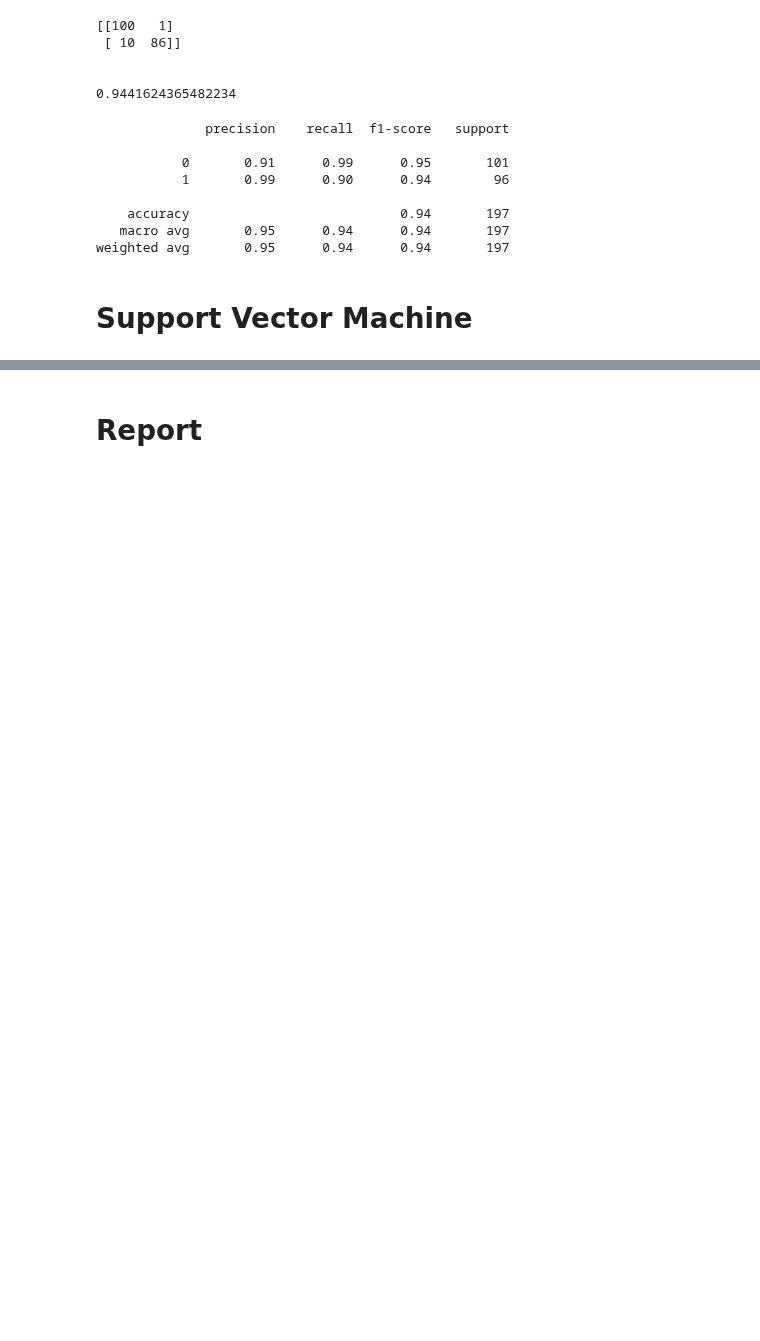
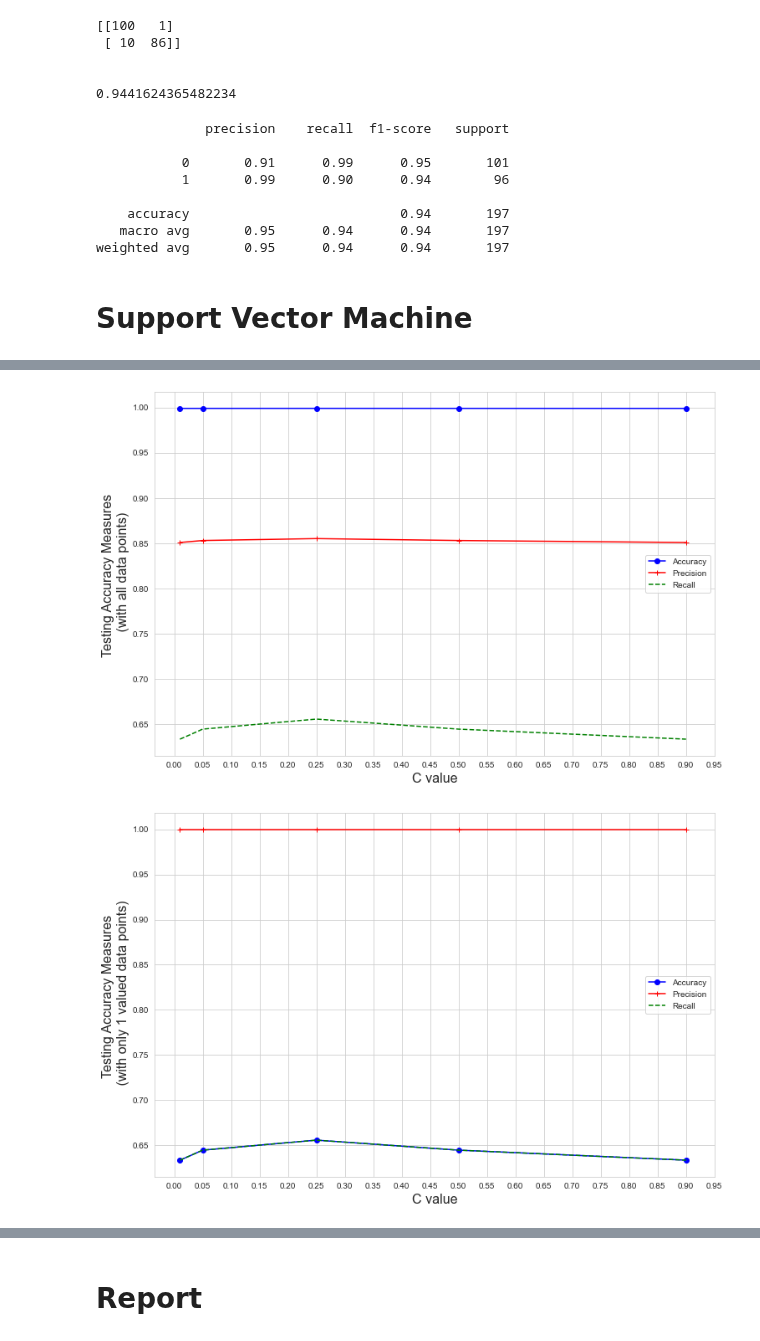
Before and after one commit to Raihana90/Credit-Card-Fraud-Detection, a Jupyter notebook: credit_card_Main.ipynb, the cells around one changed output, grey strips where cells are left out. Saved outputs shown, nothing was run; the diff lists cells and outputs as text; code cells hidden in the pictures; blank space fills up the shorter version.

```diff
--- a/credit_card_Main.ipynb
+++ b/credit_card_Main.ipynb
@@ -748,0 +987,71 @@ weighted avg       0.95      0.94      0.94       197
+# %%
+## Rename variables for easy reporting
+
+precision_score_SVM = prec[0,1]
+accuracy_score_SVM = acc[0,1]
+recall_score_SVM = recall[0,1]
+f1_score_SVM = f1[0,1]
+
+list_of_C = [0.01, 0.05, 0.25, 0.5, 0.9]
+
+
+## Plot the validation accuracy measures vs. C here (all data version)
+
+plt.figure(figsize=(12,8))
+
+plt.plot(list_of_C, (acc[0,:]),'b-o', label="Accuracy")
+plt.plot(list_of_C, (prec[0,:]),'r-+', label="Precision")
+plt.plot(list_of_C, (recall[0,:]),'g', label="Recall",linestyle='dashed')
+
+
+plt.xticks(np.arange(0,1,.05))
+
+plt.xlabel("C value", fontsize=16)
+plt.ylabel("Testing Accuracy Measures \n (with all data points)", fontsize=16)
+
+
+plt.legend()
+
+
+plt.show()
+
+## Plot the validation accuracy measures vs. C here (only 1's data version)
+
+plt.figure(figsize=(12,8))
+
+plt.plot(list_of_C, (acc[1,:]),'b-o', label="Accuracy")
+plt.plot(list_of_C, (prec[1,:]),'r-+', label="Precision")
+plt.plot(list_of_C, (recall[1,:]),'g', label="Recall",linestyle='dashed')
+
+
+plt.xticks(np.arange(0,1,.05))
+
+plt.xlabel("C value", fontsize=16)
+plt.ylabel("Testing Accuracy Measures \n (with only 1 valued data points)", fontsize=16)
+
+plt.legend()
+
+plt.show()
+
+
+
+
+## Print out a classification report for each C value
+
+from sklearn.metrics import classification_report
+
+for i in range(0,5):
+    print(classification_report(y_test,pred_array[:,i]))
+    print(' ------------------------------------------------ \n')
+
+
+
+
+## Print the confusion matrix for C = 0.05 here
+
+from sklearn.metrics import confusion_matrix
+
+print("Confusion Matrix: \n" +str(confusion_matrix(y_test,pred_array[:,1])))
+# %% [output]
+[figure, added]
+[figure, added]
```
Also changed, not shown: parts of 21 cells of this notebook.
